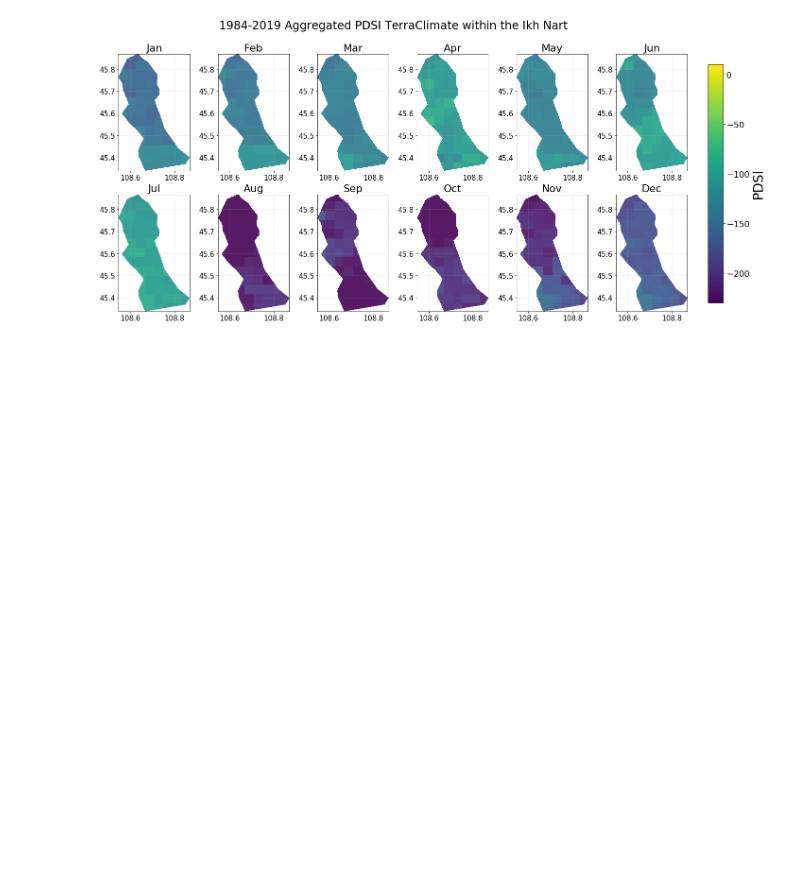
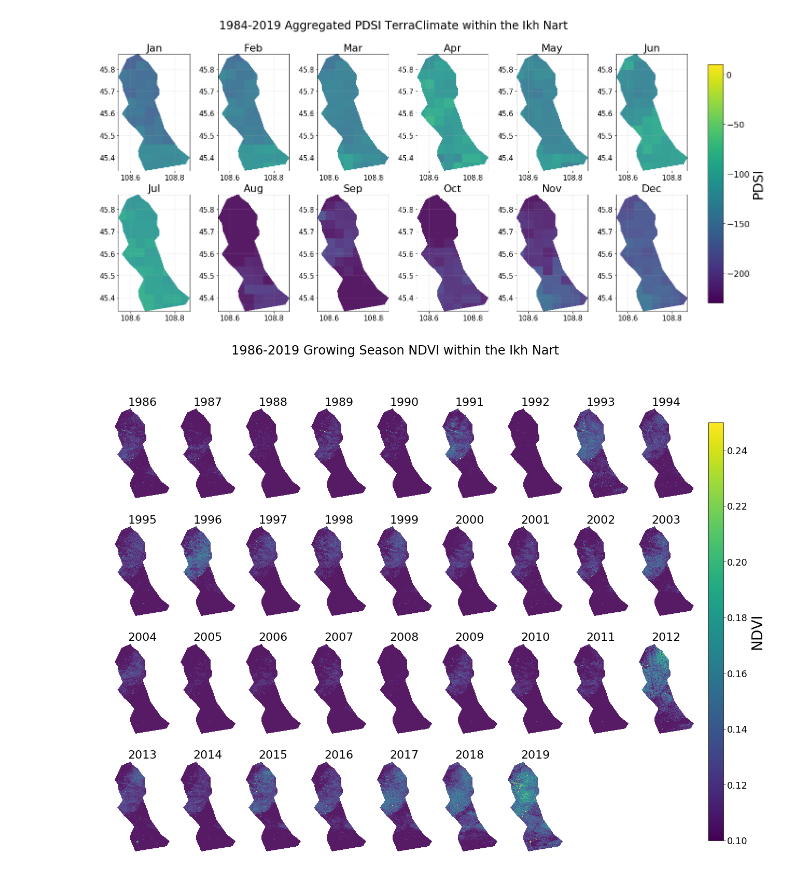
Before and after one commit to csp-inc/ikhnart, a Jupyter notebook: 03-visualize.ipynb, the cells around one changed output. Drawn from its saved outputs; the diff is of its cells as text; code cells hidden in the pictures; blank space fills up the shorter version.

```diff
--- a/03-visualize.ipynb
+++ b/03-visualize.ipynb
@@ -138,0 +142,38 @@ fig.savefig('./out/ikhnart_%s.png'%climate_labels[var], dpi=400, bbox_inches='ti
+# %%
+f = sorted(glob('./data/geotiff/growing-season/*.tif'))
+m_imgs = [rasterio.open(i) for i in f]
+
+year = np.arange(1986,2020)
+zeros = np.zeros((m_imgs[0].read(1).shape))
+# %%
+import matplotlib as mpl
+
+r, c = 4,9
+idxs = np.arange(r*c).reshape((r,c))
+fig, ax = plt.subplots(r,c, figsize=(20,16))
+mn, mx = 0.1, 0.25
+for i in range(r):
+    for j in range(c):
+        #ax[i][j].imshow(hs, extent=ext, cmap='Greys')
+        if idxs[i][j]>=len(year):
+            ax[i][j].axis('off')
+        else:
+            im = rasterio.plot.show(m_imgs[idxs[i][j]], ax=ax[i][j], \
+                               vmin=mn, vmax=mx, alpha=0.9, extent=ext)
+            ax[i][j].grid(alpha=0.2)
+            ax[i][j].set_title(year[idxs[i][j]], fontsize=22)
+            ax[i][j].axis('off')
+            #ax[i][j].tick_params(axis="both", labelbottom=False, labelleft=False)
+fig.suptitle('1986-2019 Growing Season NDVI within the Ikh Nart', fontsize=24)
+
+cmap = mpl.cm.viridis
+norm = mpl.colors.Normalize(vmin=mn, vmax=mx)
+cbar_ax = fig.add_axes([0.92, 0.15, 0.02, 0.7])
+cb = mpl.colorbar.ColorbarBase(cbar_ax, cmap=cmap, norm=norm)
+cb.ax.tick_params(labelsize=18)
+cb.set_label('NDVI', fontsize=28)
+fig.subplots_adjust(right=0.9)
+
+fig.savefig('./out/ikhnart_growing_NDVI.png', dpi=400, bbox_inches='tight')
+# %% [output]
+[figure, added]
```
Also changed, not shown: parts of 4 cells of this notebook, 4 other files.
